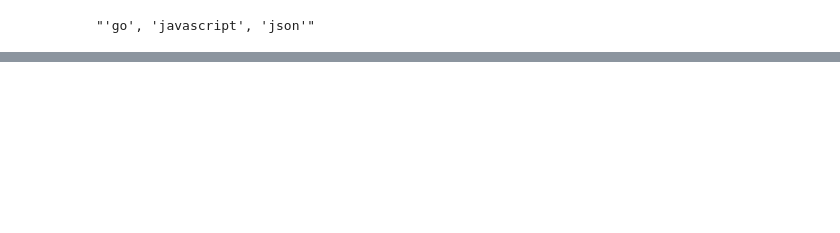
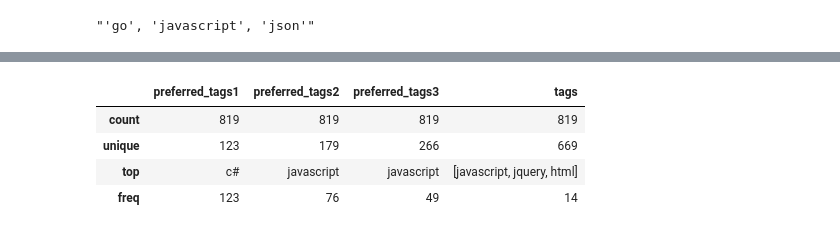
Before and after one commit to antussa2016/thesis_work, a Jupyter notebook: data_analysis/analysing_data.ipynb, the cells around one changed output, grey strips where cells are left out. Saved outputs shown, nothing was run; the diff lists cells and outputs as text; code cells hidden in the pictures; blank space fills up the shorter version.

```diff
--- a/data_analysis/analysing_data.ipynb
+++ b/data_analysis/analysing_data.ipynb
@@ -292,0 +383,8 @@ uncommon_tag_s
+# %%
+df1.describe()
+# %% [output]
+|  | preferred_tags1 | preferred_tags2 | preferred_tags3 | tags |
+| count | 819 | 819 | 819 | 819 |
+| unique | 123 | 179 | 266 | 669 |
+| top | c# | javascript | javascript | [javascript, jquery, html] |
+| freq | 123 | 76 | 49 | 14 |
```
Also changed, not shown: parts of 27 cells of this notebook.
